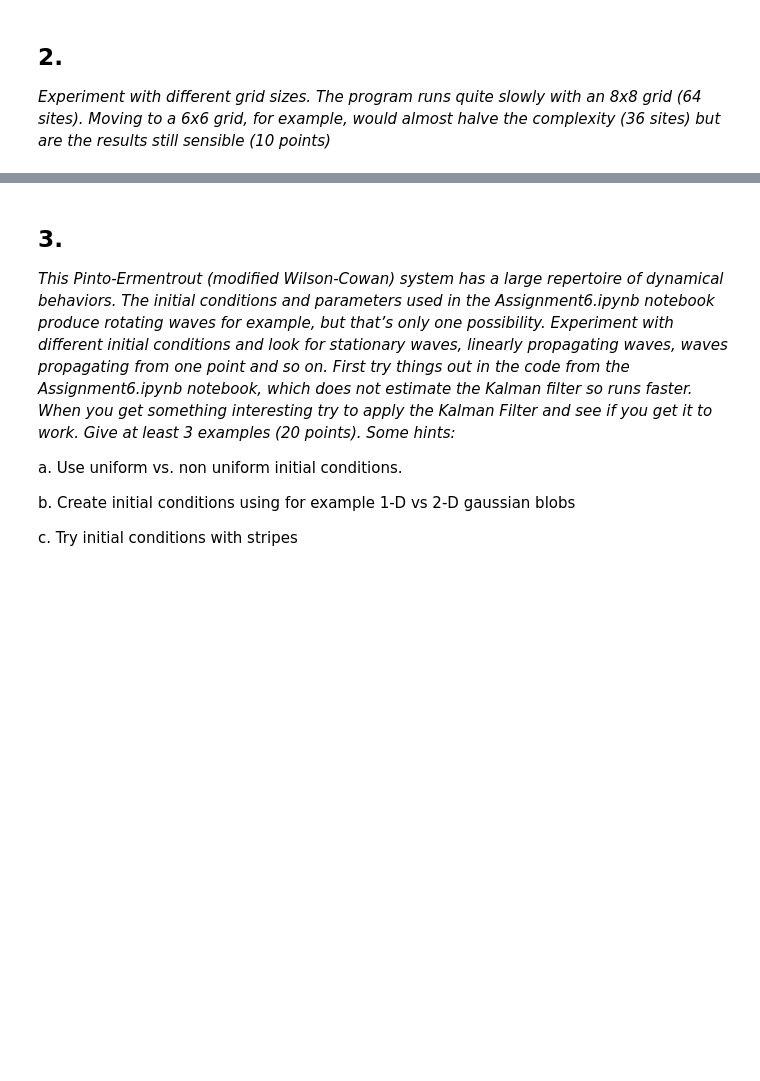
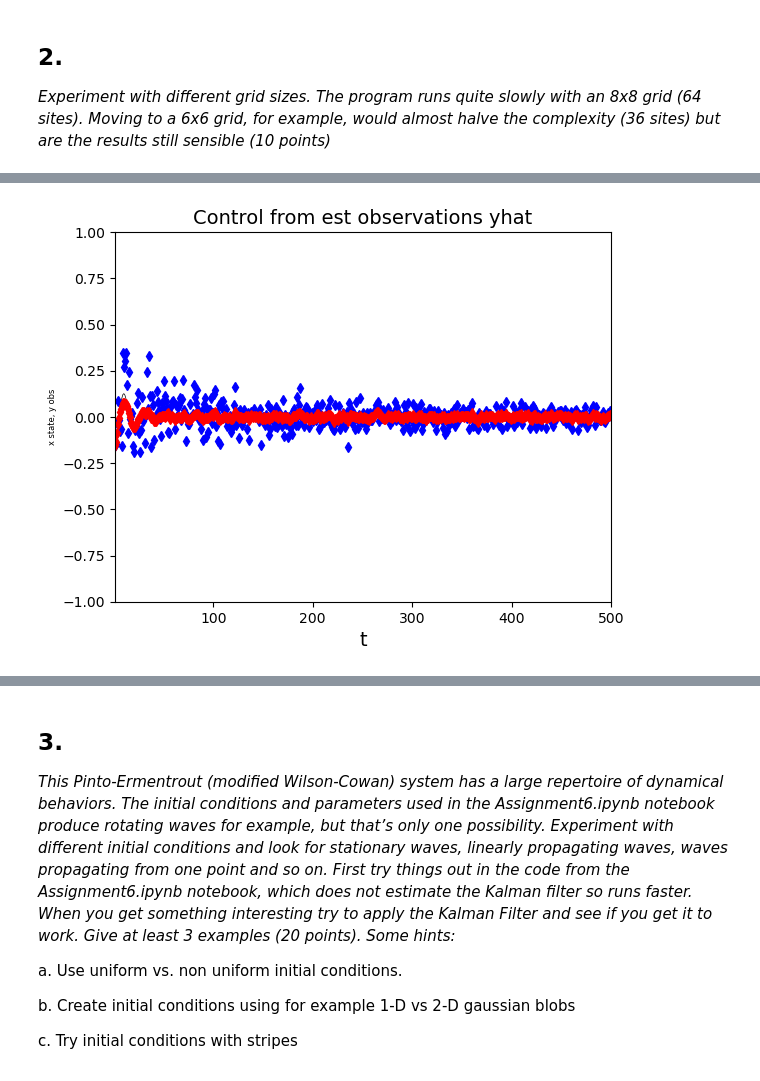
Before and after one commit to rhofm/KalmanPP2, a Jupyter notebook: notebooks/Assignment7.ipynb, the cells around one changed output, grey strips where cells are left out. Cells and saved outputs as stored; diff of their text form; code cells hidden in the pictures; blank space fills up the shorter version.

```diff
--- a/notebooks/Assignment7.ipynb
+++ b/notebooks/Assignment7.ipynb
@@ -41,0 +86,26 @@ _Experiment with different grid sizes. The program runs quite slowly with an 8x8
+# %%
+WC_66 = wc.Wilson_Cowan(
+    g = 6,
+    f = 6,
+)
+
+u_66 = np.array([
+                    [-0.1637, -0.2244, -0.1982, -0.1410, -0.1029, -0.0811],
+                    [-0.2593, -0.3580, -0.3021, -0.2008, -0.1321, -0.1028],
+                    [-0.2444, -0.3386, -0.2746, -0.1726, -0.0950, -0.0742],
+                    [-0.0055, -0.0383, 0.0012, -0.0657, -0.0395, -0.0388],
+                    [0.2361, 0.3685, 0.2616, 0.2237, 0.0279, -0.0174],
+                    [0.4698, 0.7002, 0.5627, 0.2726, 0.0939, -0.0071]
+                ])
+
+a_66 = np.array([
+                    [0.4104, 0.5339, 0.4345, 0.2786, 0.1904, 0.1454],
+                    [0.7058, 0.9183, 0.6974, 0.4049, 0.2427, 0.1821],
+                    [0.9263, 1.1846, 0.8515, 0.4104, 0.1757, 0.1283],
+                    [1.0750, 1.4204, 1.0146, 0.4695, 0.0921, 0.0646],
+                    [1.0367, 1.4612, 0.9507, 0.4993, 0.0532, 0.0309],
+                    [0.7878, 1.1079, 0.7914, 0.3707, 0.0468, 0.0205]
+                ])
+
+WC_66.u0 = u_66
+WC_66.a0 = a_66
@@ -41,0 +228,4 @@ _Experiment with different grid sizes. The program runs quite slowly with an 8x8
+# %%
+plotter(WC_66)
+# %% [output]
+[figure, added]
```
Also changed, not shown: parts of 15 cells of this notebook, 1 other file.
